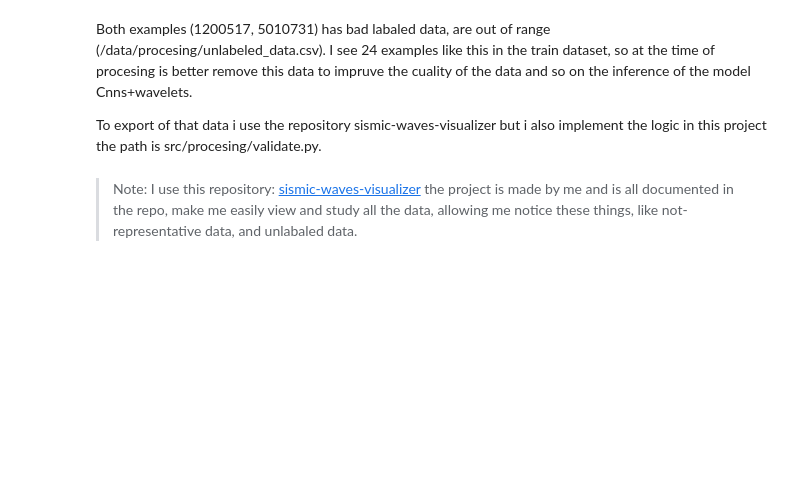
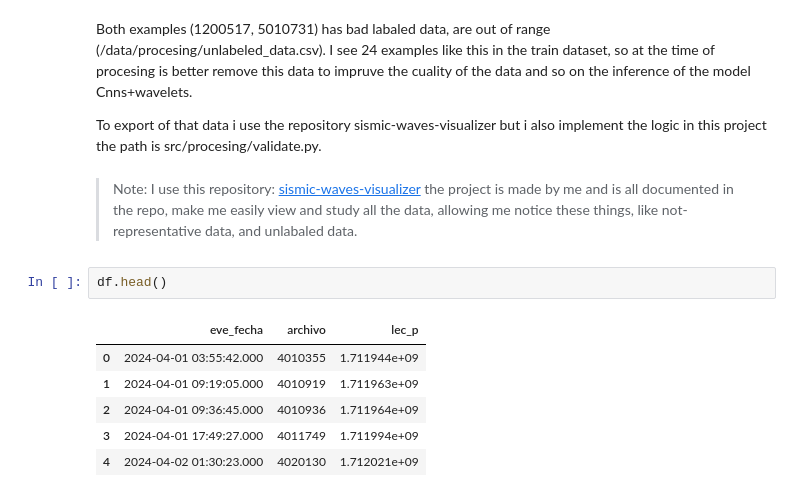
Before and after one commit to Camgomocod/SeismicWaves, a Jupyter notebook: notebooks/01_view_study.ipynb, the cells around one changed output. Cells and saved outputs as stored; diff of their text form; blank space fills up the shorter version.

```diff
--- a/notebooks/03_noise.ipynb
+++ b/notebooks/01_view_study.ipynb
@@ -307,3 +342,12 @@ Both examples (1200517, 5010731) has bad labaled data, are out of range (/data/p
 To export of that data i use the repository sismic-waves-visualizer but i also implement the logic in this project the path is src/procesing/validate.py.
 # %% [markdown]
 >Note: I use this repository: [sismic-waves-visualizer](https://github.com/Camgomocod/SeismicWavesVisualizer) the project is made by me and is all documented in the repo, make me easily view and study all the data, allowing me notice these things, like not-representative data, and unlabaled data.
+# %%
+df.head()
+# %% [output]
+|  | eve_fecha | archivo | lec_p |
+| 0 | 2024-04-01 03:55:42.000 | 4010355 | 1.711944e+09 |
+| 1 | 2024-04-01 09:19:05.000 | 4010919 | 1.711963e+09 |
+| 2 | 2024-04-01 09:36:45.000 | 4010936 | 1.711964e+09 |
+| 3 | 2024-04-01 17:49:27.000 | 4011749 | 1.711994e+09 |
+| 4 | 2024-04-02 01:30:23.000 | 4020130 | 1.712021e+09 |
```
Also changed, not shown: parts of 5 cells of this notebook, 3 other files.
